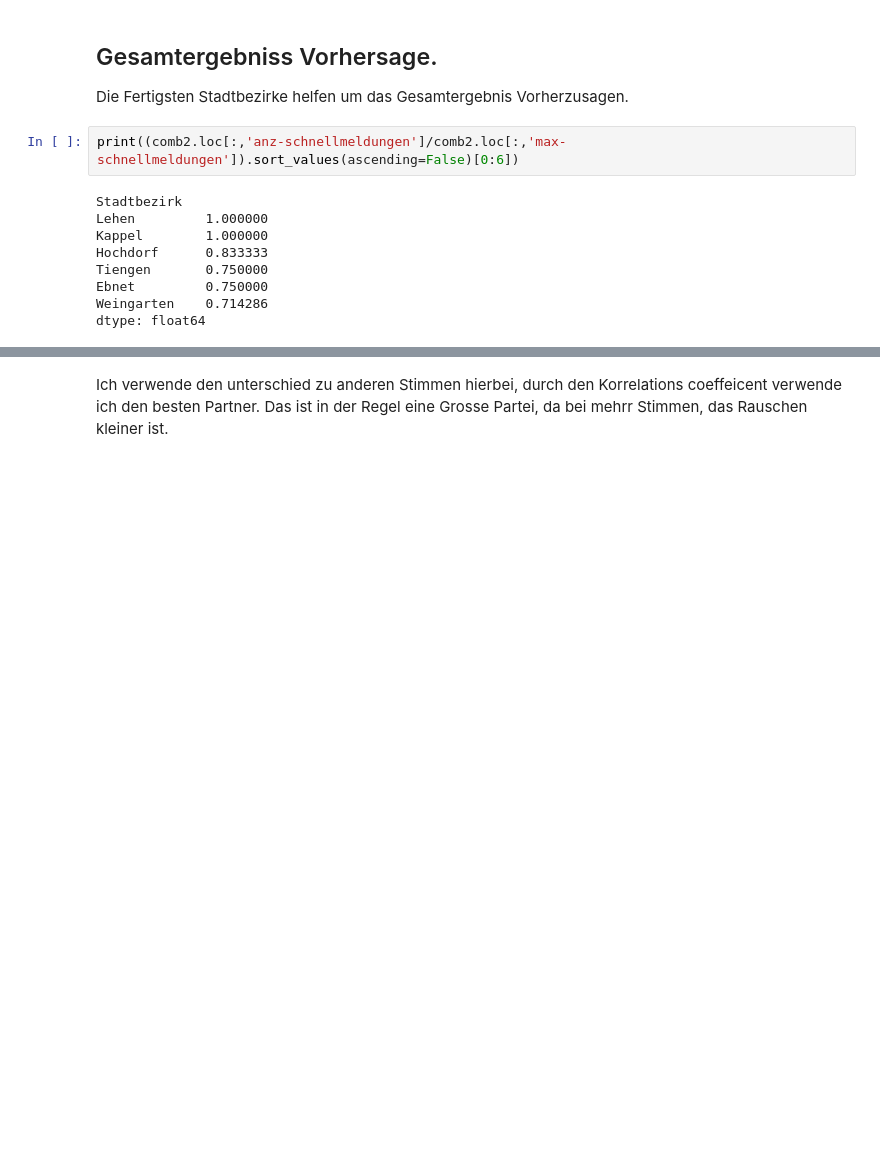
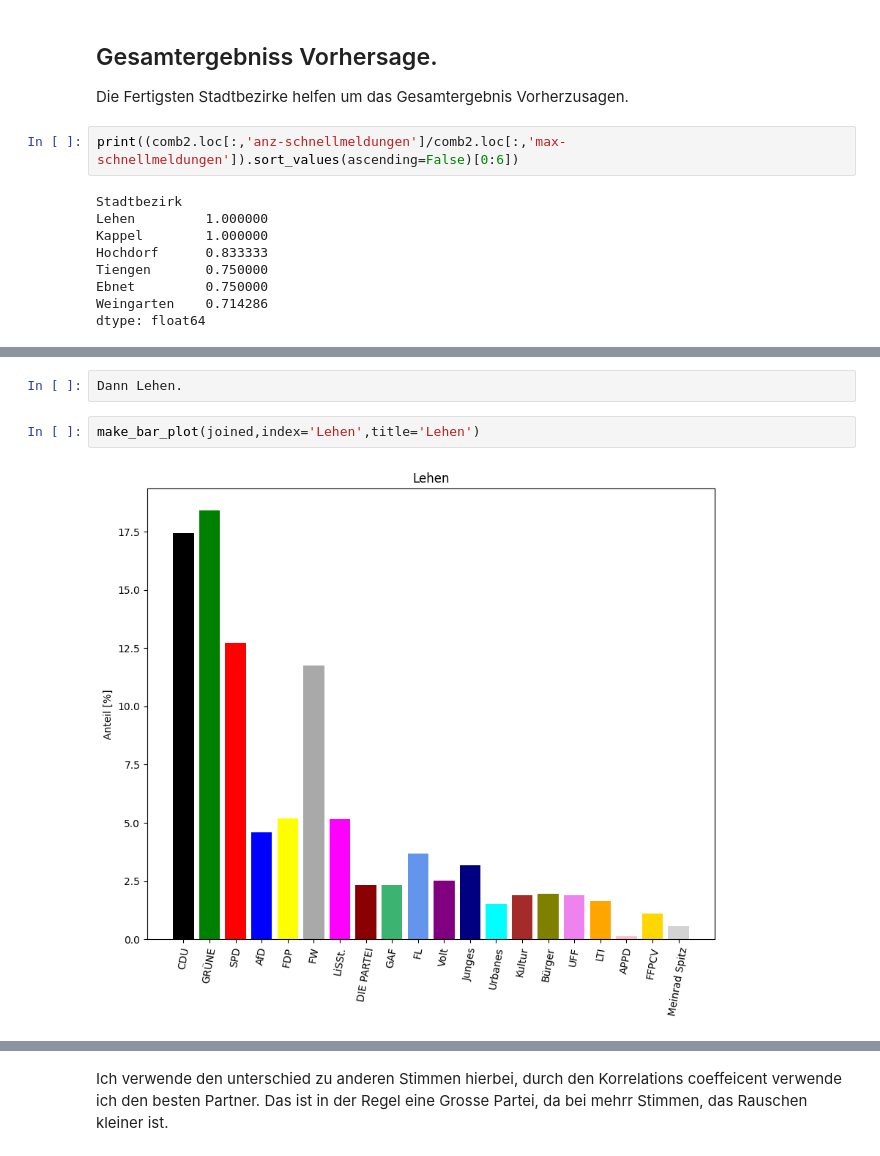
Before and after one commit to tkfritz/Freiburg_wahlen, a Jupyter notebook: Gemeinderatswahl24_Vorhersage.ipynb, the cells around one changed output, grey strips where cells are left out. Saved outputs shown, nothing was run; the diff lists cells and outputs as text; blank space fills up the shorter version.

```diff
--- a/Gemeinderatswahl24_Vorhersage.ipynb
+++ b/Gemeinderatswahl24_Vorhersage.ipynb
@@ -135,0 +132,6 @@ Kappel       19.654979  13.378495  24.368169  10.376699  4.183865  4.266144
+# %%
+Dann Lehen.
+# %%
+make_bar_plot(joined,index='Lehen',title='Lehen')
+# %% [output]
+[figure, added]
```
Also changed, not shown: parts of 24 cells of this notebook.
